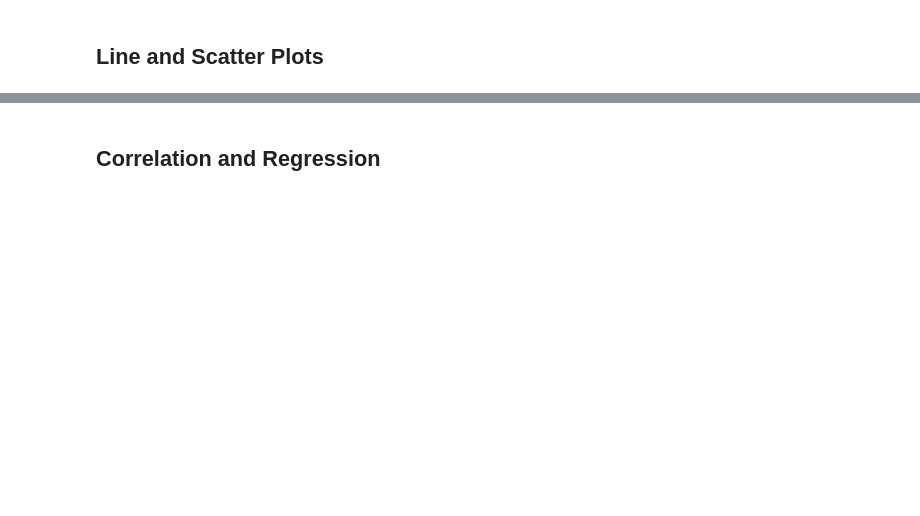
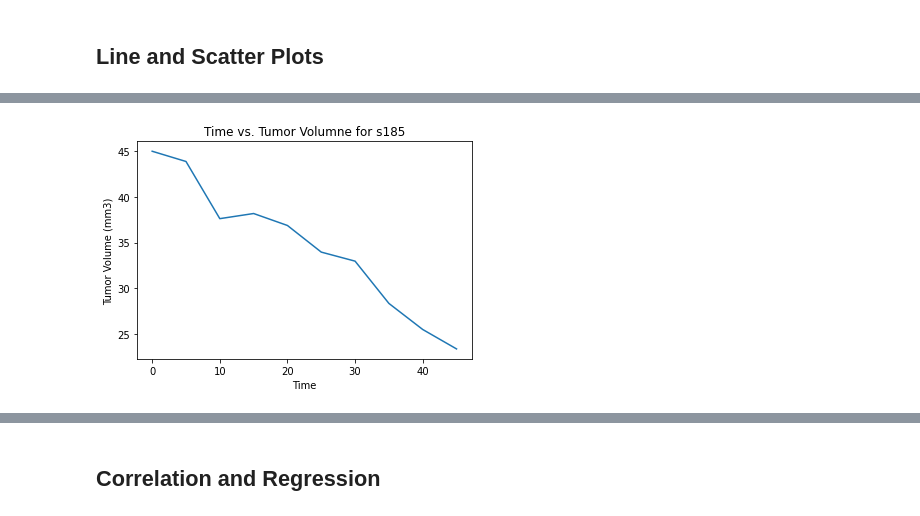
Before and after one commit to JeremyKalmus/matplotlib-challenge, a Jupyter notebook: pymaceuticals_JK.ipynb, the cells around one changed output, grey strips where cells are left out. Saved outputs shown, nothing was run; the diff lists cells and outputs as text; code cells hidden in the pictures; blank space fills up the shorter version.

```diff
--- a/pymaceuticals_JK.ipynb
+++ b/pymaceuticals_JK.ipynb
@@ -353,3 +379,7 @@ SyntaxError: unexpected EOF while parsing (<ipython-input-161-54d6a69da184>, lin
 ## Line and Scatter Plots
 # %%
 # Generate a line plot of tumor volume vs. time point for a mouse treated with Capomulin
+line_plt = combined_data_clean.copy()
+line_plt = line_plt.loc[(line_plt['Drug Regimen']=='Capomulin')&(line_plt['Mouse ID']=='s185')]
+
+line_plt.head(50)
@@ -356,2 +398,10 @@ SyntaxError: unexpected EOF while parsing (<ipython-input-161-54d6a69da184>, lin
+# %%
+plt.plot(line_plt['Timepoint'], line_plt['Tumor Volume (mm3)'])
+plt.title('Time vs. Tumor Volumne for s185')
+plt.xlabel('Time')
+plt.ylabel('Tumor Volume (mm3)')
+plt.show()
+# %% [output]
+[figure, added]
 # %%
 # Generate a scatter plot of average tumor volume vs. mouse weight for the Capomulin regimen
```
Also changed, not shown: parts of 14 cells of this notebook.
